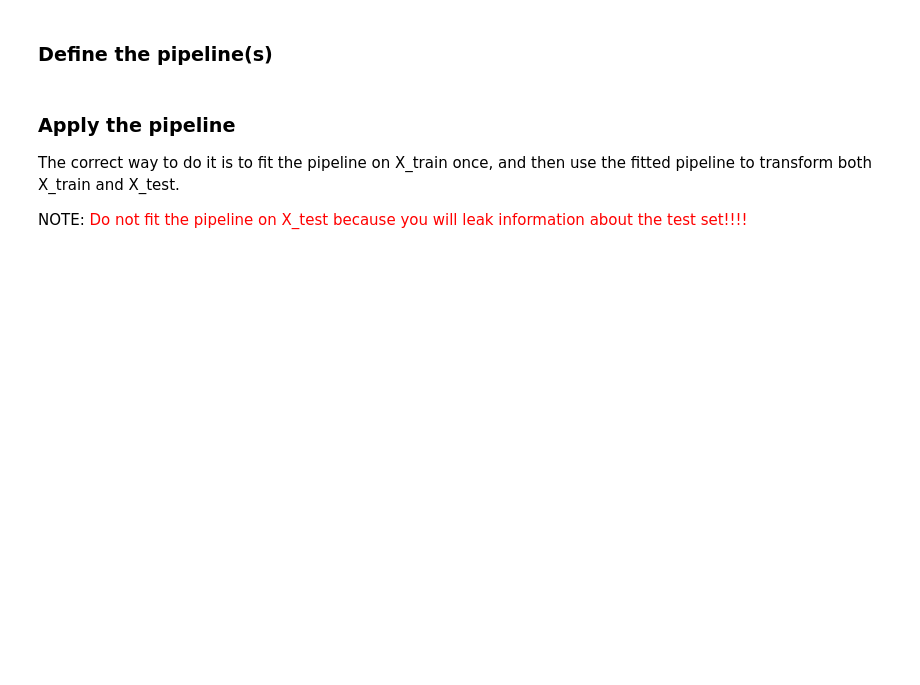
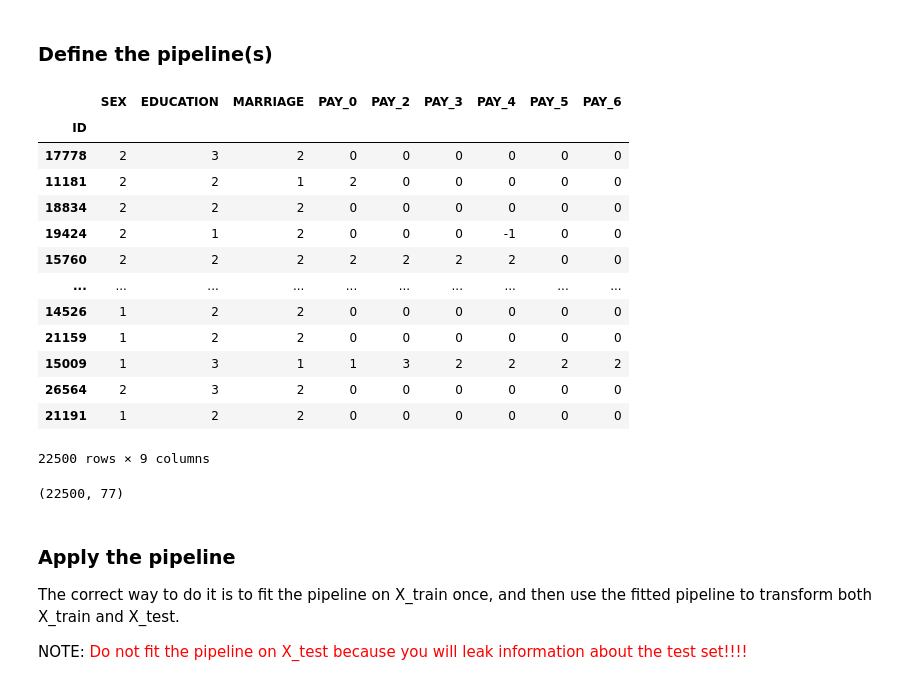
Before and after one commit to Python-Is-Long/Teaching, a Jupyter notebook: Scikit_learn_Pipeline_Demo.ipynb, the cells around one changed output. Drawn from its saved outputs; the diff is of its cells as text; code cells hidden in the pictures; blank space fills up the shorter version.

```diff
--- a/Scikit_learn_Pipeline_Demo.ipynb
+++ b/Scikit_learn_Pipeline_Demo.ipynb
@@ -274,11 +274,30 @@ pipeline_full = ColumnTransformer([
   ("categorical", pipeline_categorical, columns_categorical),
   ("numerical", pipeline_numerical, columns_numerical),
 ])
+# %%
+X_train[columns_categorical]
+# %% [output]
+|  | SEX | EDUCATION | MARRIAGE | PAY_0 | PAY_2 | PAY_3 | PAY_4 | PAY_5 | PAY_6 |
+| ID |  |  |  |  |  |  |  |  |  |
+| 17778 | 2 | 3 | 2 | 0 | 0 | 0 | 0 | 0 | 0 |
+| 11181 | 2 | 2 | 1 | 2 | 0 | 0 | 0 | 0 | 0 |
+| 18834 | 2 | 2 | 2 | 0 | 0 | 0 | 0 | 0 | 0 |
+| 19424 | 2 | 1 | 2 | 0 | 0 | 0 | -1 | 0 | 0 |
+| 15760 | 2 | 2 | 2 | 2 | 2 | 2 | 2 | 0 | 0 |
+| ... | ... | ... | ... | ... | ... | ... | ... | ... | ... |
+| 14526 | 1 | 2 | 2 | 0 | 0 | 0 | 0 | 0 | 0 |
+| 21159 | 1 | 2 | 2 | 0 | 0 | 0 | 0 | 0 | 0 |
+| 15009 | 1 | 3 | 1 | 1 | 3 | 2 | 2 | 2 | 2 |
+| 26564 | 2 | 3 | 2 | 0 | 0 | 0 | 0 | 0 | 0 |
+| 21191 | 1 | 2 | 2 | 0 | 0 | 0 | 0 | 0 | 0 |
+22500 rows × 9 columns
 # %%
 # testing
 # pipeline_numerical.fit_transform(X_train[columns_numerical]).shape
-# pipeline_categorical.fit_transform(X_train[columns_categorical]).toarray().shape
+pipeline_categorical.fit_transform(X_train[columns_categorical]).toarray().shape
 # pipeline_full.fit_transform(X_train).toarray().shape
+# %% [output]
+(22500, 77)
 # %% [markdown]
 ### Apply the pipeline
 
```
Also changed, not shown: parts of 2 cells of this notebook.
